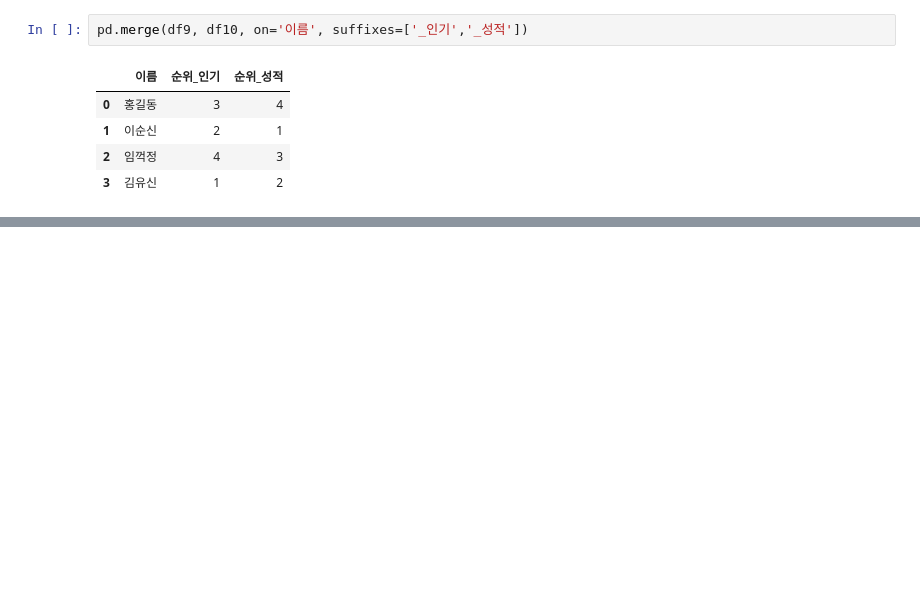
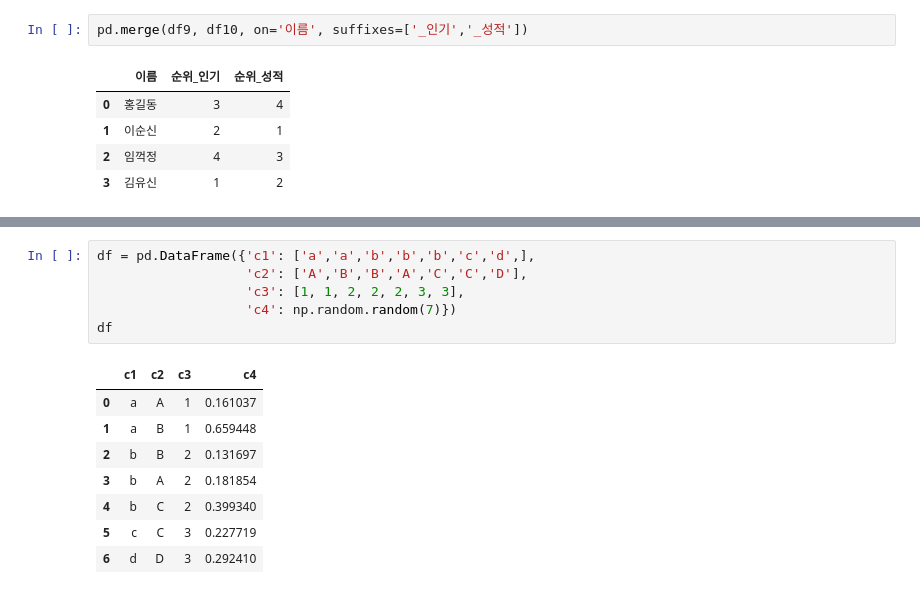
Before and after one commit to unknown-jun/Pandas, a Jupyter notebook: reviewing_pandas.ipynb, the cells around one changed output, grey strips where cells are left out. Cells and saved outputs as stored; diff of their text form; blank space fills up the shorter version.

```diff
--- a/reviewing_pandas.ipynb
+++ b/reviewing_pandas.ipynb
@@ -2457,0 +2819,15 @@ pd.merge(df9, df10, on='이름', suffixes=['_인기','_성적'])
+# %%
+df = pd.DataFrame({'c1': ['a','a','b','b','b','c','d',],
+                   'c2': ['A','B','B','A','C','C','D'],
+                   'c3': [1, 1, 2, 2, 2, 3, 3],
+                   'c4': np.random.random(7)})
+df
+# %% [output]
+|  | c1 | c2 | c3 | c4 |
+| 0 | a | A | 1 | 0.161037 |
+| 1 | a | B | 1 | 0.659448 |
+| 2 | b | B | 2 | 0.131697 |
+| 3 | b | A | 2 | 0.181854 |
+| 4 | b | C | 2 | 0.399340 |
+| 5 | c | C | 3 | 0.227719 |
+| 6 | d | D | 3 | 0.292410 |
```
Also changed, not shown: parts of 82 cells of this notebook.
